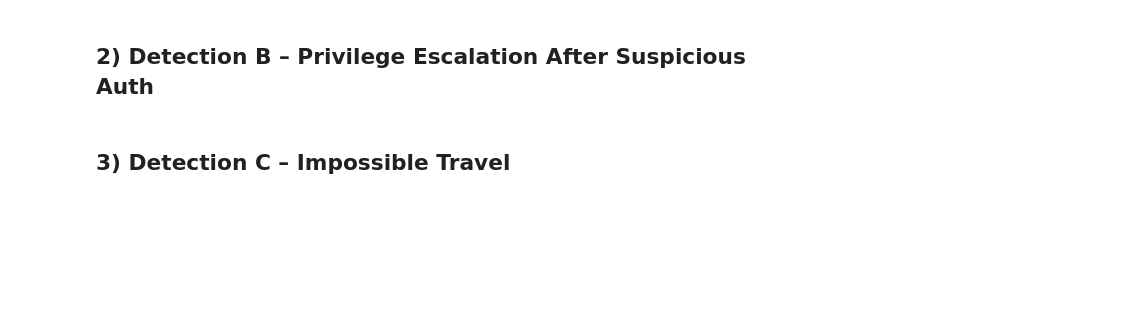
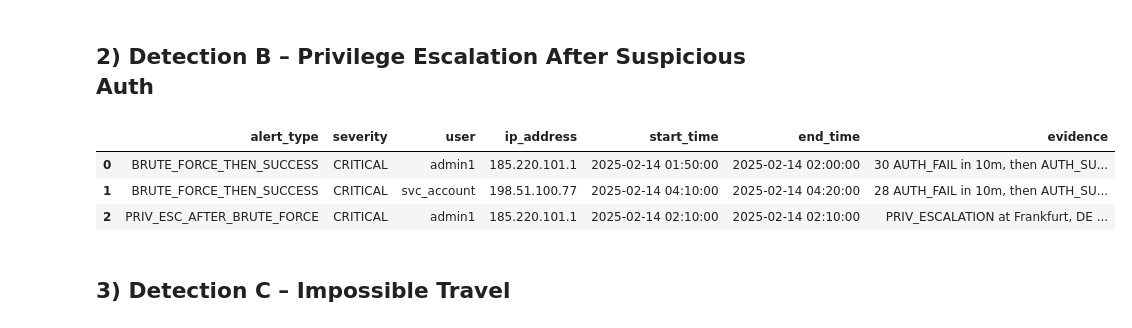
Before and after one commit to kayronmacon/jupyter, a Jupyter notebook: Assignments/SOC_Level_Version/SOC_Level_Anomaly_Detection_Starter.ipynb, the cells around one changed output. Cells and saved outputs as stored; diff of their text form; code cells hidden in the pictures; blank space fills up the shorter version.

```diff
--- a/Assignments/SOC_Level_Version/SOC_Level_Anomaly_Detection_Starter.ipynb
+++ b/Assignments/SOC_Level_Version/SOC_Level_Anomaly_Detection_Starter.ipynb
@@ -55,3 +127,31 @@ pass
+# %%
+# Detection B: PRIV_ESCALATION within 30 min after a CRITICAL brute force alert
+critical_alerts = [a for a in alerts if a['severity'] == 'CRITICAL']
+
+for a in critical_alerts:
+    user        = a['user']
+    after_start = a['start_time']
+    after_end   = after_start + pd.Timedelta('30min')
+
+    priv = df[
+        (df['user'] == user) &
+        (df['event_type'] == 'PRIV_ESCALATION') &
+        (df['timestamp'] >= after_start) &
+        (df['timestamp'] <= after_end)
+    ]
+
+    for _, r in priv.iterrows():
+        add('PRIV_ESC_AFTER_BRUTE_FORCE', 'CRITICAL',
+            user, r['ip_address'],
+            r['timestamp'], r['timestamp'],
+            evidence=f"PRIV_ESCALATION at {r['location']} within 30m of brute force")
+
+pd.DataFrame(alerts).tail()
+# %% [output]
+|  | alert_type | severity | user | ip_address | start_time | end_time | evidence |
+| 0 | BRUTE_FORCE_THEN_SUCCESS | CRITICAL | admin1 | 185.220.101.1 | 2025-02-14 01:50:00 | 2025-02-14 02:00:00 | 30 AUTH_FAIL in 10m, then AUTH_SU... |
+| 1 | BRUTE_FORCE_THEN_SUCCESS | CRITICAL | svc_account | 198.51.100.77 | 2025-02-14 04:10:00 | 2025-02-14 04:20:00 | 28 AUTH_FAIL in 10m, then AUTH_SU... |
+| 2 | PRIV_ESC_AFTER_BRUTE_FORCE | CRITICAL | admin1 | 185.220.101.1 | 2025-02-14 02:10:00 | 2025-02-14 02:10:00 | PRIV_ESCALATION at Frankfurt, DE ... |
 # %% [markdown]
 ## 3) Detection C – Impossible Travel
 # %%
```
Also changed, not shown: parts of 12 cells of this notebook, 1 other file.
